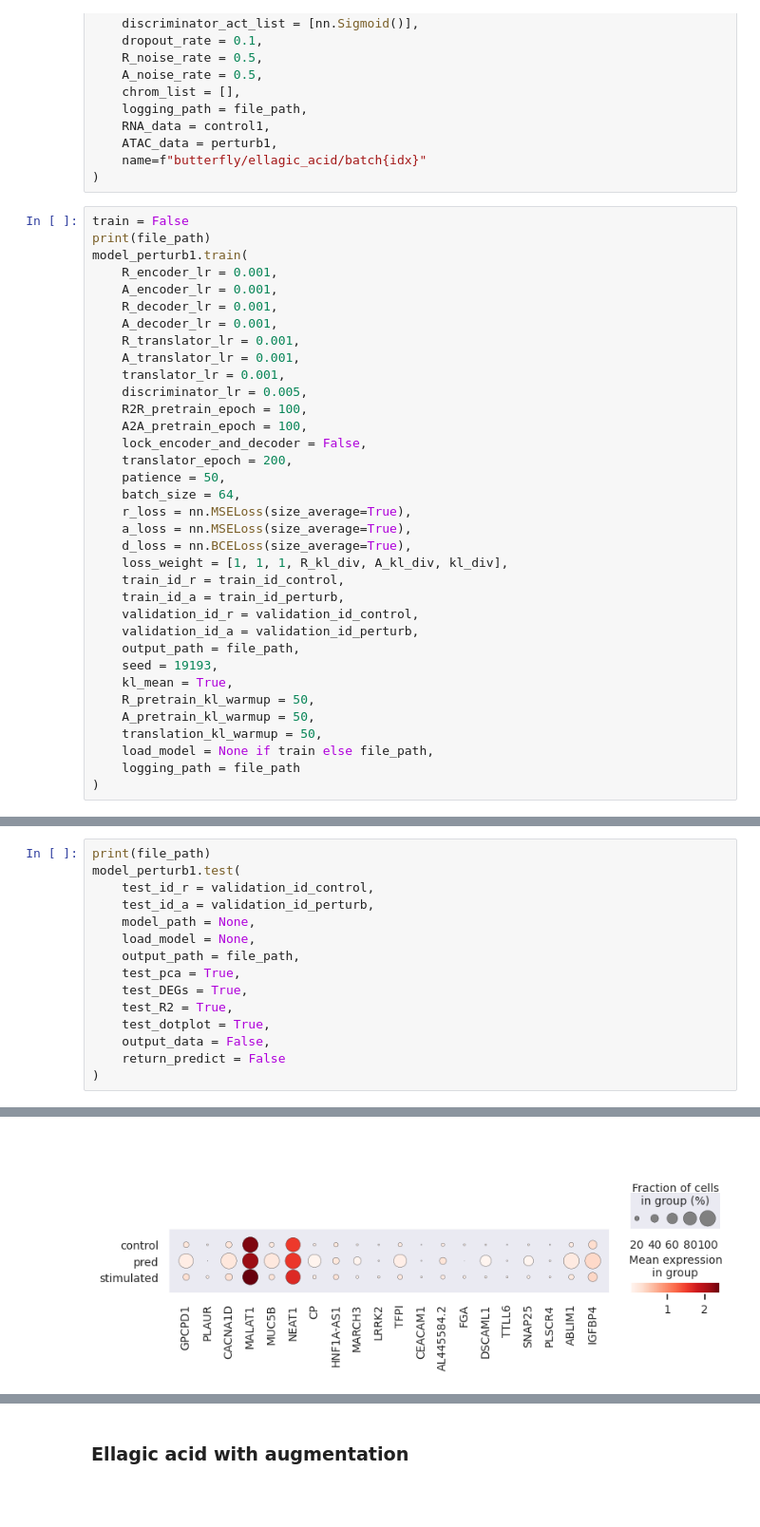
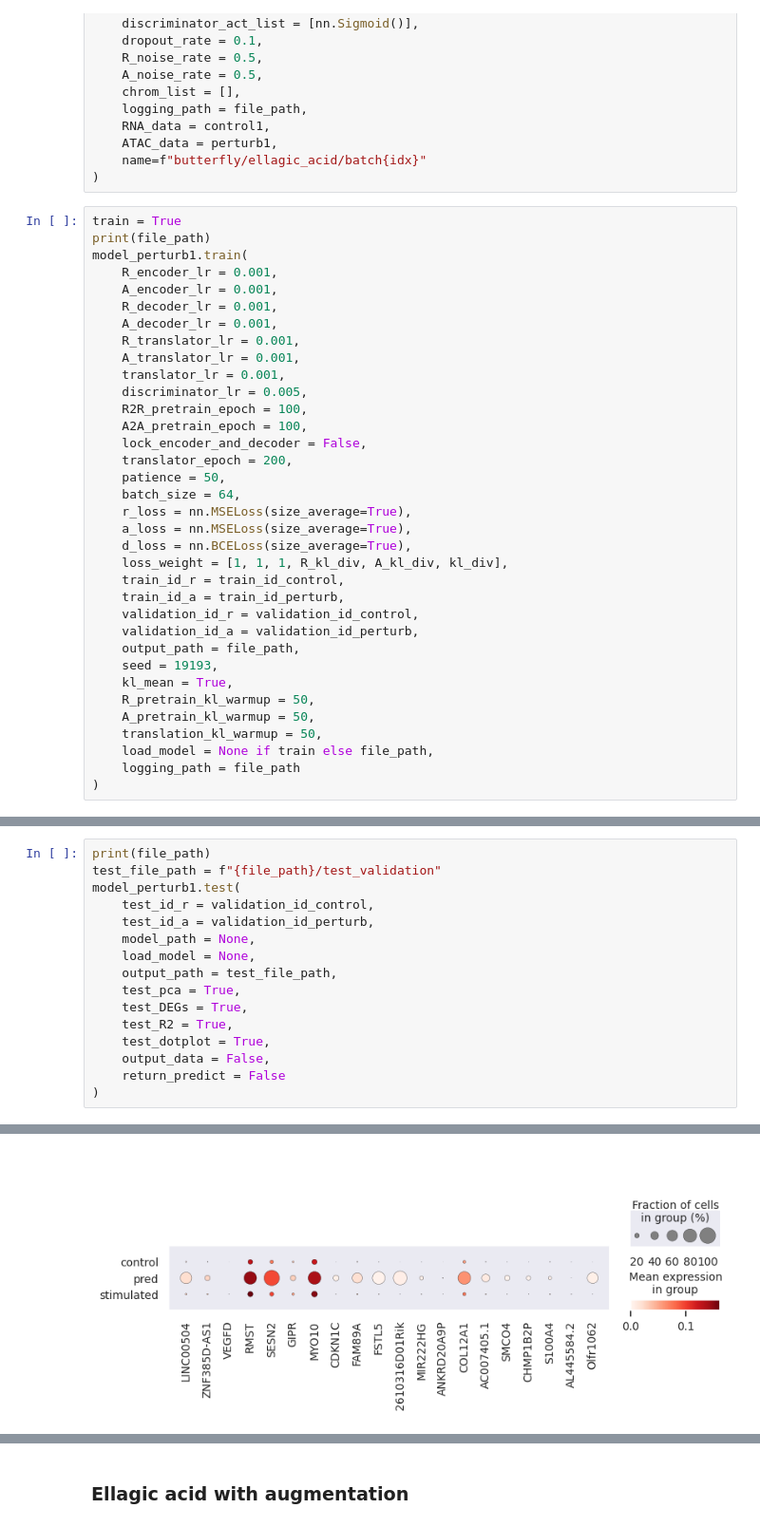
Before and after one commit to thodkatz/thesis, a Jupyter notebook: experiments/scbutterfly-perturbation.ipynb, the cells around one changed output, grey strips where cells are left out. Shown at 95% size. Cells and saved outputs as stored; diff of their text form; blank space fills up the shorter version.

```diff
--- a/experiments/scbutterfly-perturbation.ipynb
+++ b/experiments/scbutterfly-perturbation.ipynb
@@ -427,7 +432,7 @@ model_perturb1 = Model(
     name=f"butterfly/ellagic_acid/batch{idx}"
 )
 # %%
-train = False
+train = True
 print(file_path)
 model_perturb1.train(
     R_encoder_lr = 0.001,
@@ -506,11 +525,12 @@ cluster_index
 # %%
 print(file_path)
+test_file_path = f"{file_path}/test_validation"
 model_perturb1.test(
     test_id_r = validation_id_control,
     test_id_a = validation_id_perturb,
     model_path = None,
     load_model = None,
-    output_path = file_path,
+    output_path = test_file_path,
     test_pca = True,
     test_DEGs = True,
     test_R2 = True,
@@ -541,3 +556,3 @@ WARNING: saving figure to file ../saved_results/butterfly/perturb/ellagic_acid/2
-[figure, old version]
+[figure, new version]
 # %%
 import pandas as pd
```
Also changed, not shown: parts of 10 cells of this notebook, 5 other files.
